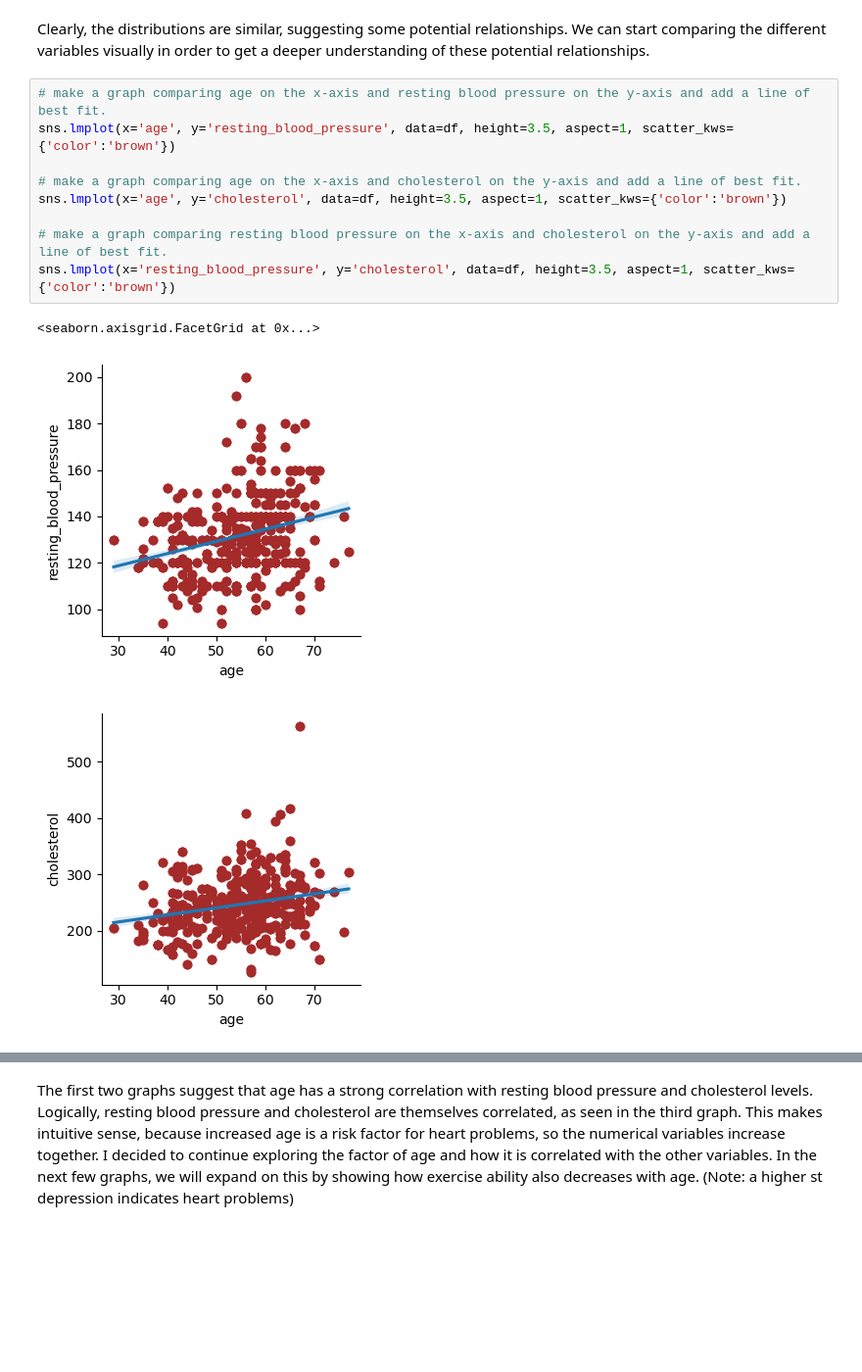
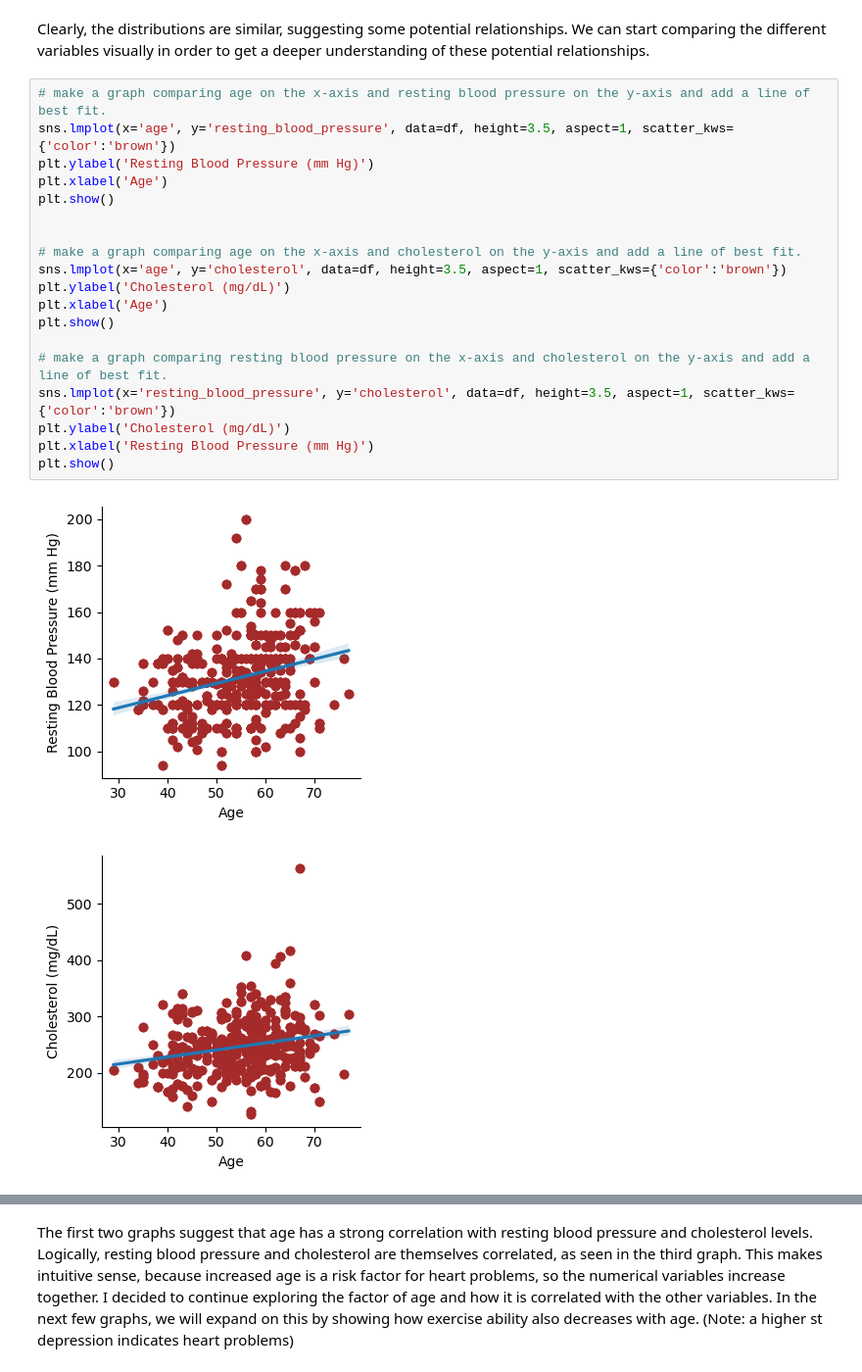
Before and after one commit to naregp/PUBH1142, a Jupyter notebook: Project.ipynb, the cells around one changed output, grey strips where cells are left out. Shown at 98% size. Drawn from its saved outputs; the diff is of its cells as text; blank space fills up the shorter version.

```diff
--- a/Project.ipynb
+++ b/Project.ipynb
@@ -145,13 +145,22 @@ Clearly, the distributions are similar, suggesting some potential relationships.
 # %%
 # make a graph comparing age on the x-axis and resting blood pressure on the y-axis and add a line of best fit.
 sns.lmplot(x='age', y='resting_blood_pressure', data=df, height=3.5, aspect=1, scatter_kws={'color':'brown'})
+plt.ylabel('Resting Blood Pressure (mm Hg)')
+plt.xlabel('Age')
+plt.show()
+
 
 # make a graph comparing age on the x-axis and cholesterol on the y-axis and add a line of best fit.
 sns.lmplot(x='age', y='cholesterol', data=df, height=3.5, aspect=1, scatter_kws={'color':'brown'})
+plt.ylabel('Cholesterol (mg/dL)')
+plt.xlabel('Age')
+plt.show()
 
 # make a graph comparing resting blood pressure on the x-axis and cholesterol on the y-axis and add a line of best fit.
 sns.lmplot(x='resting_blood_pressure', y='cholesterol', data=df, height=3.5, aspect=1, scatter_kws={'color':'brown'})
+plt.ylabel('Cholesterol (mg/dL)')
+plt.xlabel('Resting Blood Pressure (mm Hg)')
+plt.show()
 # %% [output]
-<seaborn.axisgrid.FacetGrid at 0x...>
-[figure, old version]
+[figure, new version]
-[figure, old version]
+[figure, new version]
```
Also changed, not shown: parts of 5 cells of this notebook.
